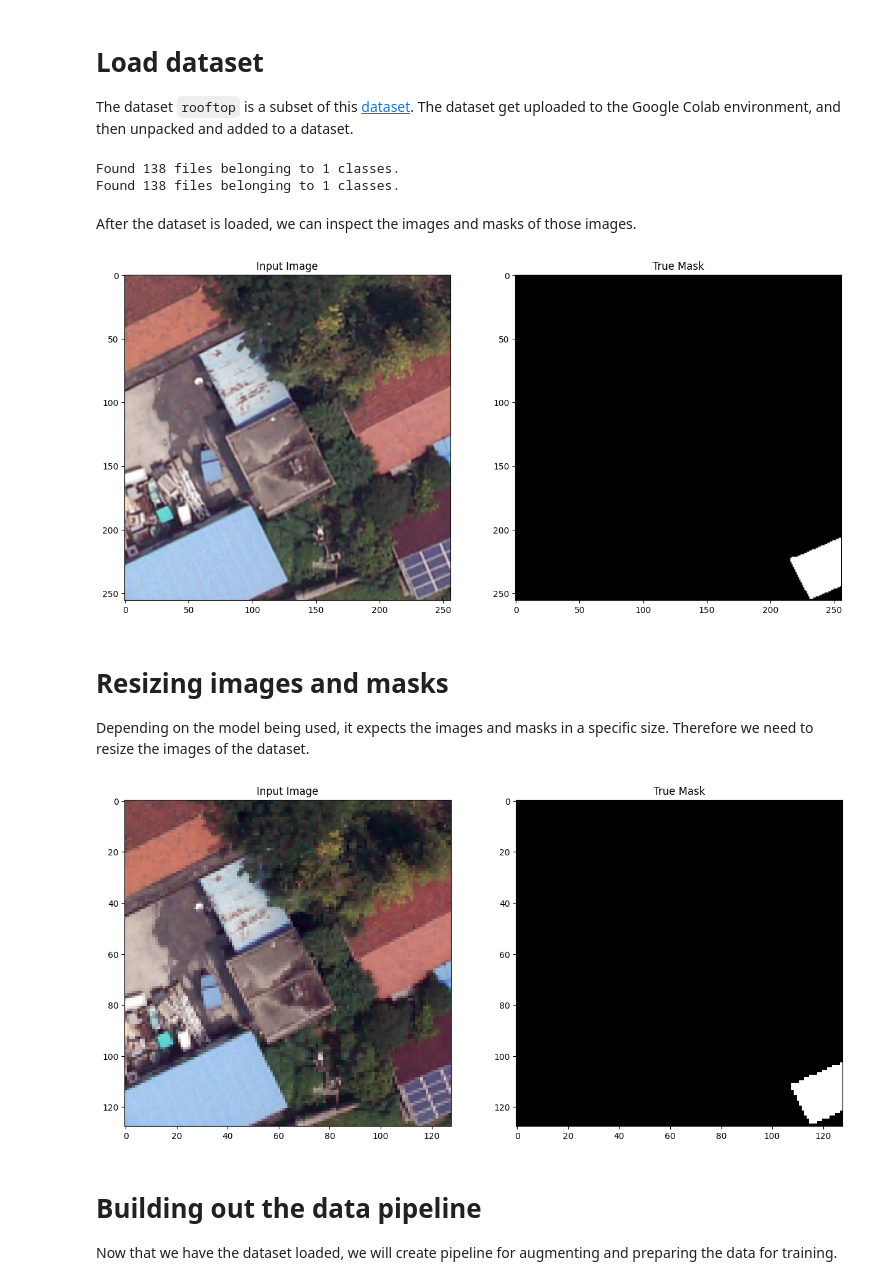
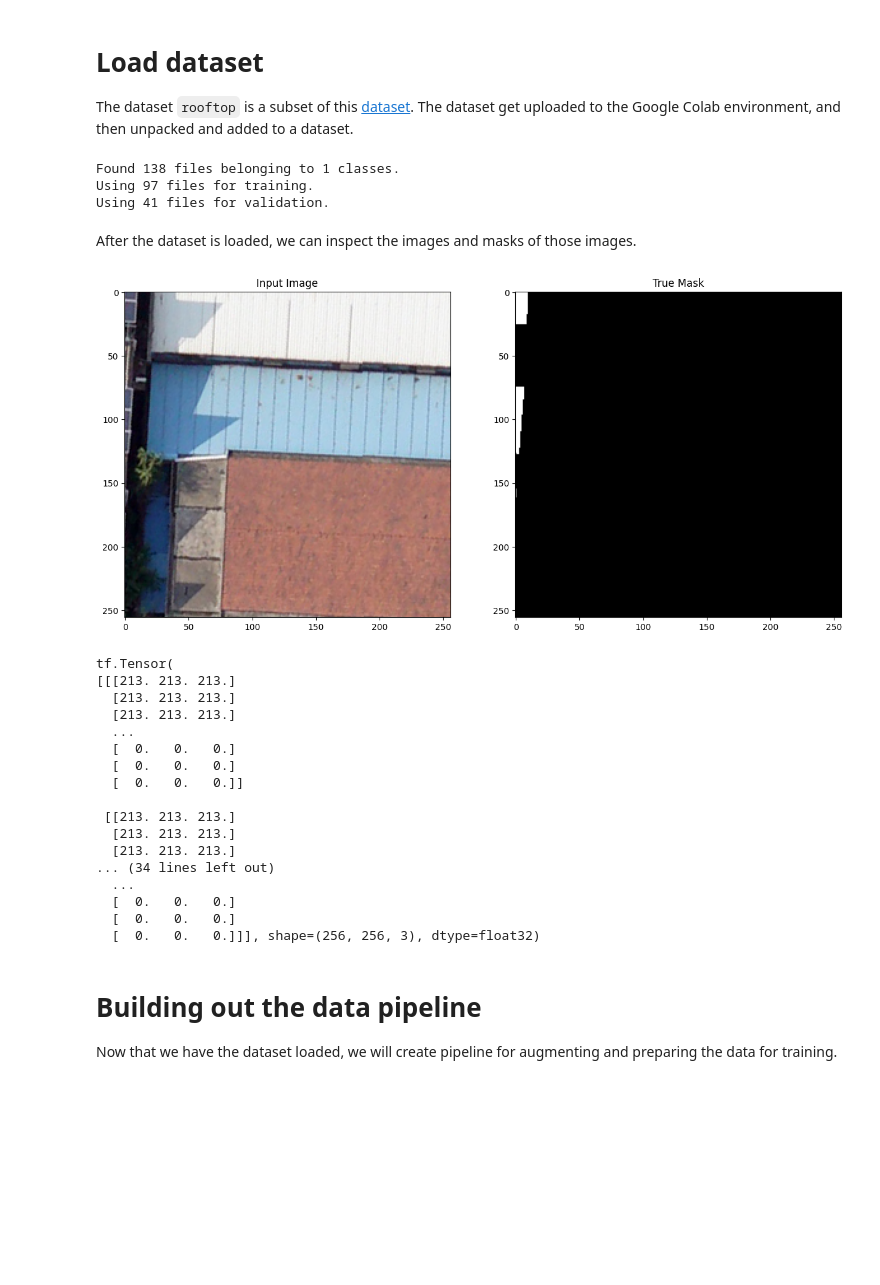
Before and after one commit to mircorudolph/PV_image_segmentation, a Jupyter notebook: 01_model.ipynb, the cells around one changed output. Drawn from its saved outputs; the diff is of its cells as text; code cells hidden in the pictures; blank space fills up the shorter version.

Commit message:
WIP: splitting dataset, training the model

```diff
--- a/01_model.ipynb
+++ b/01_model.ipynb
@@ -31,12 +31,23 @@ The dataset get uploaded to the Google Colab environment, and then unpacked and
 # %%
 !unzip "/content/rooftop.zip"
 # %%
-dataset_images = tf.keras.utils.image_dataset_from_directory("/content/rooftop/images", labels=None, shuffle=False, batch_size = 1)
-dataset_masks = tf.keras.utils.image_dataset_from_directory("/content/rooftop/masks", labels=None, shuffle=False, batch_size = 1)
-dataset = tf.data.Dataset.zip((dataset_images, dataset_masks))
+#dataset_images = tf.keras.utils.image_dataset_from_directory("/content/rooftop/images", labels=None, shuffle=False, batch_size = 2)
+#dataset_masks = tf.keras.utils.image_dataset_from_directory("/content/rooftop/masks", labels=None, shuffle=False, batch_size = 2)
+#dataset_masks = tf.keras.utils.image_dataset_from_directory("/content/rooftop/masks", labels=None, shuffle=False, color_mode="grayscale", batch_size = 2)
+#dataset = tf.data.Dataset.zip((dataset_images, dataset_masks))
+dataset_train, dataset_test = tf.keras.utils.image_dataset_from_directory(
+    "/content/rooftop/images",
+    labels=None,
+    shuffle=True,
+    validation_split=0.3,
+    subset="both",
+    batch_size=2,
+    seed=42
+    )
 # %% [output]
 Found 138 files belonging to 1 classes.
-Found 138 files belonging to 1 classes.
+Using 97 files for training.
+Using 41 files for validation.
 # %% [markdown]
 After the dataset is loaded, we can inspect the images and masks of those images.
 # %%
@@ -59,37 +70,27 @@ def display(display_list):
         #plt.axis('off')
     plt.show()
 # %%
-for image, mask in dataset.take(1):
+for image, mask in dataset_test.take(1):
     display([image[0], mask[0]])
 # %% [output]
-[figure, old version]
+[figure, new version]
+tf.Tensor(
+[[[213. 213. 213.]
+  [213. 213. 213.]
+  [213. 213. 213.]
+  ...
+  [  0.   0.   0.]
+  [  0.   0.   0.]
+  [  0.   0.   0.]]
+
+ [[213. 213. 213.]
+  [213. 213. 213.]
+  [213. 213. 213.]
+... (34 lines left out)
+  ...
+  [  0.   0.   0.]
+  [  0.   0.   0.]
+  [  0.   0.   0.]]], shape=(256, 256, 3), dtype=float32)
-# %% [markdown]
-# Resizing images and masks
-
-Depending on the model being used, it expects the images and masks in a specific size. Therefore we need to resize the images of the dataset.
-# %%
-def resize(image, mask, size=128):
-
-    image = tf.image.resize(
-        image,
-        (size, size),
-        method=tf.image.ResizeMethod.BILINEAR
-        )
-
-    mask = tf.image.resize(
-        mask,
-        (size, size),
-        method=tf.image.ResizeMethod.NEAREST_NEIGHBOR
-        )
-
-    return image, mask
-
-dataset_resized = dataset.map(resize)
-
-for image, mask in dataset_resized.take(1):
-    display([image[0], mask[0]])
-# %% [output]
-[figure, removed]
 # %% [markdown]
 # Building out the data pipeline
 
```
Also changed, not shown: parts of 28 cells of this notebook.
